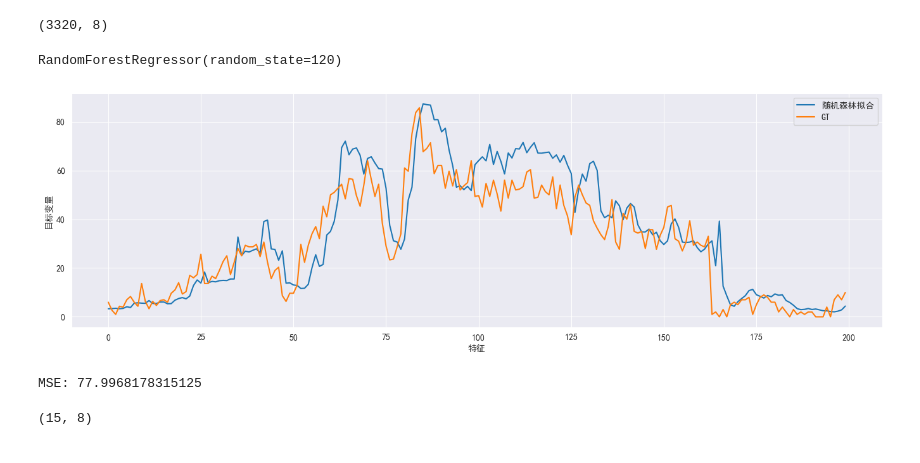
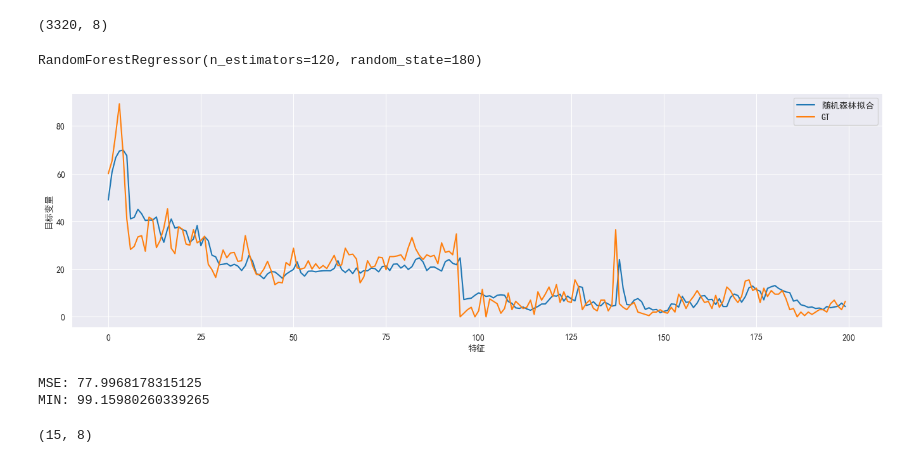
Before and after one commit to XDzzzzzZyq/MathorCup-2023-B, a Jupyter notebook: Ques1_LR&RF.ipynb, the cells around one changed output. Saved outputs shown, nothing was run; the diff lists cells and outputs as text; code cells hidden in the pictures.

```diff
--- a/Ques1_LR&RF.ipynb
+++ b/Ques1_LR&RF.ipynb
@@ -275,7 +282,7 @@ array([12, 13, 14])
 # %%
 from sklearn.ensemble import RandomForestRegressor
 # %%
-rf = RandomForestRegressor(n_estimators= 100, random_state=120)
+rf = RandomForestRegressor(n_estimators= 120, random_state=180)
 # %%
 train_rf_x, train_rf_y, test_rf_x, test_rf_y = split_data(df, WINDOW, 20)
 # %% [output]
@@ -283,21 +290,23 @@ train_rf_x, train_rf_y, test_rf_x, test_rf_y = split_data(df, WINDOW, 20)
 # %%
 rf.fit(train_rf_x, train_rf_y)
 # %% [output]
-RandomForestRegressor(random_state=120)
+RandomForestRegressor(n_estimators=120, random_state=180)
 # %%
 y_rf_pred = rf.predict(test_rf_x)
 # %%
-plt.plot(y_rf_pred[:200], label='随机森林拟合')
-plt.plot(test_rf_y[:200], label='GT')
+plt.plot(y_rf_pred[400:600], label='随机森林拟合')
+plt.plot(test_rf_y[400:600], label='GT')
 plt.legend()
 plt.xlabel('特征')
 plt.ylabel('目标变量')
 
 plt.subplots_adjust(left=0, right=2)
 plt.show()
 
 print("MSE:",np.mean((test_y - y_pred) ** 2))
+print("MIN:",np.mean(np.diff(test_y)**2))
 # %% [output]
-[figure, old version]
+[figure, new version]
 MSE: 77.9968178315125
+MIN: 99.15980260339265
 # %%
```
Also changed, not shown: parts of 7 cells of this notebook.
